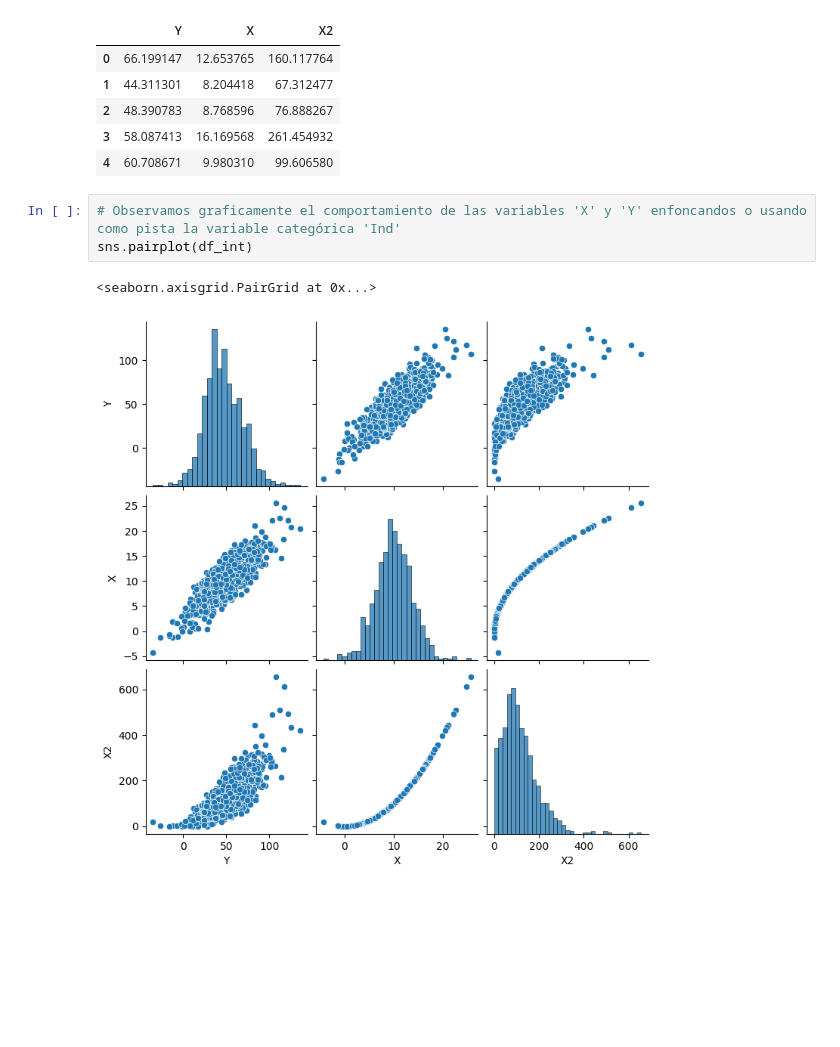
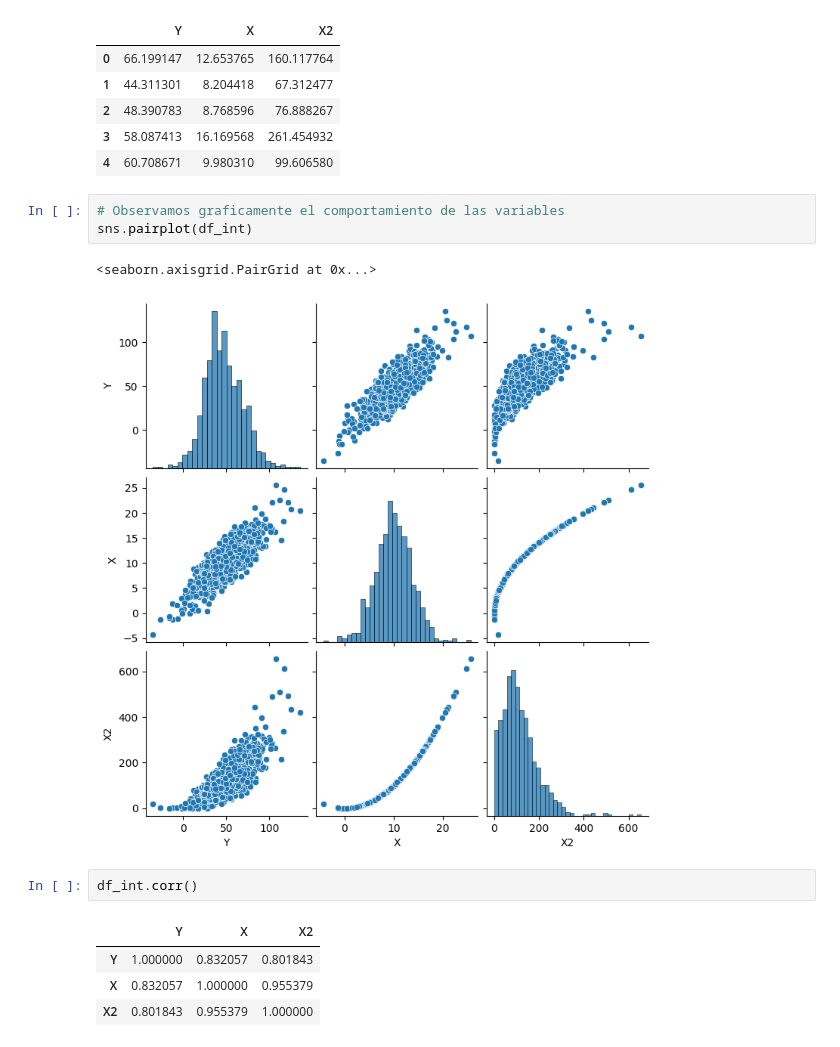
Before and after one commit to alfa7g7/Analisis-Cuantitativo-1er-semestre, a Jupyter notebook: examen-1.ipynb, the cells around one changed output. Drawn from its saved outputs; the diff is of its cells as text; blank space fills up the shorter version.

```diff
--- a/examen-1.ipynb
+++ b/examen-1.ipynb
@@ -228,8 +237,15 @@ df_int.head()
 | 3 | 58.087413 | 16.169568 | 261.454932 |
 | 4 | 60.708671 | 9.980310 | 99.606580 |
 # %%
-# Observamos graficamente el comportamiento de las variables 'X' y 'Y' enfoncandos o usando como pista la variable categórica 'Ind'
+# Observamos graficamente el comportamiento de las variables
 sns.pairplot(df_int)
 # %% [output]
 <seaborn.axisgrid.PairGrid at 0x...>
 [figure]
+# %%
+df_int.corr()
+# %% [output]
+|  | Y | X | X2 |
+| Y | 1.000000 | 0.832057 | 0.801843 |
+| X | 0.832057 | 1.000000 | 0.955379 |
+| X2 | 0.801843 | 0.955379 | 1.000000 |
```
Also changed, not shown: parts of 7 cells of this notebook.
